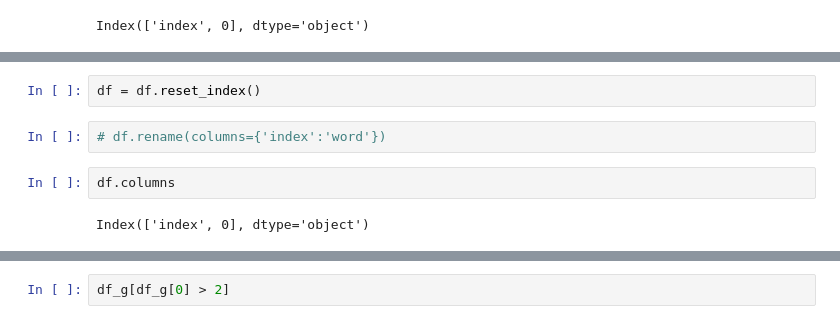
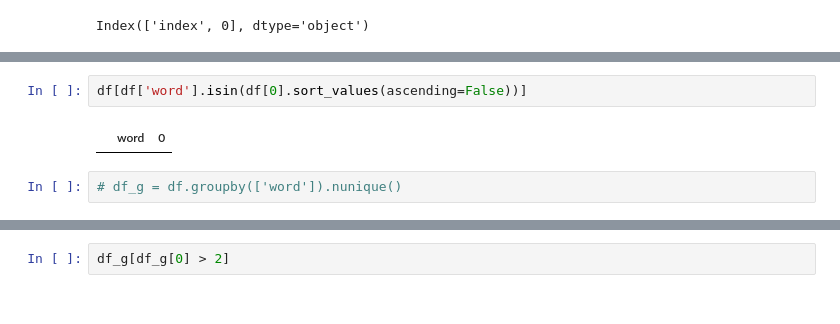
Before and after one commit to MarcBernstein0/raizel-practice-questions, a Jupyter notebook: notebook/Megan_NLP.ipynb, the cells around one changed output, grey strips where cells are left out. Cells and saved outputs as stored; diff of their text form.

```diff
--- a/notebook/Megan_NLP.ipynb
+++ b/notebook/Megan_NLP.ipynb
@@ -247,8 +239,6 @@ Name: 0, Length: 2784, dtype: int64
-# %%
-df = df.reset_index()
+# %%
+df[df['word'].isin(df[0].sort_values(ascending=False))]
+# %% [output]
+|  | word | 0 |
 # %%
-# df.rename(columns={'index':'word'})
+# df_g = df.groupby(['word']).nunique()
-# %%
-df.columns
-# %% [output]
-Index(['index', 0], dtype='object')
```
Also changed, not shown: parts of 7 cells of this notebook.
